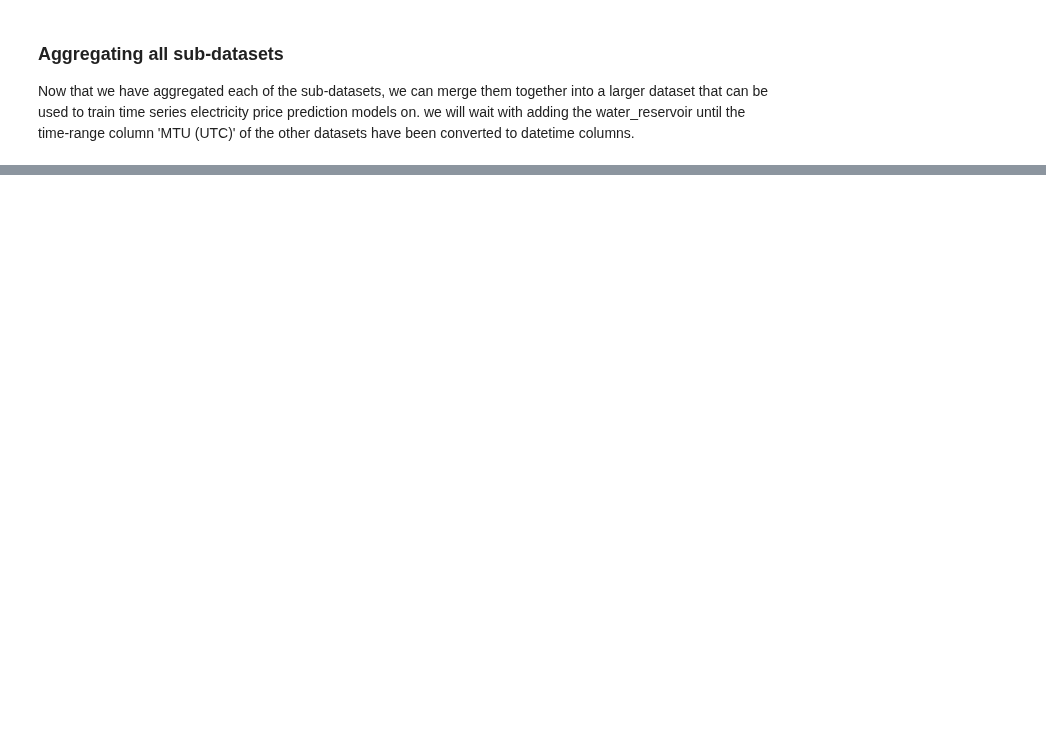
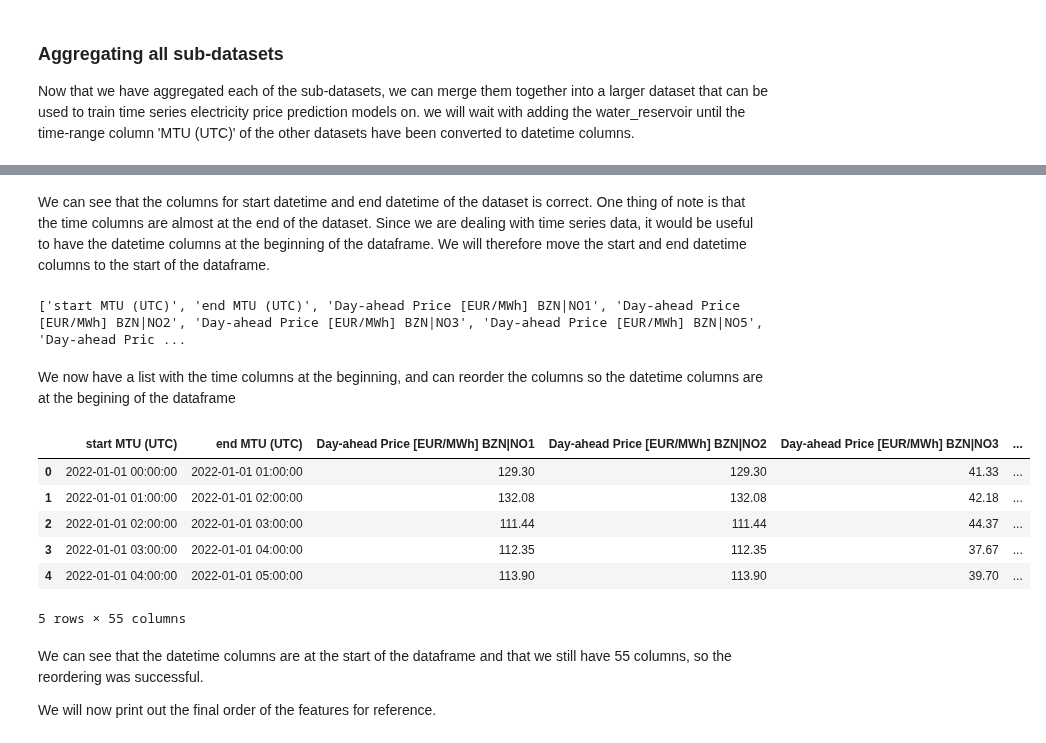
Before and after one commit to HIOF-Bachelor-Project-Group-7/Time-series-energy-price-prediction-bidding-zone-N01, a Jupyter notebook: code/Data aggregation of energy market bidding zone NO1.ipynb, the cells around one changed output, grey strips where cells are left out. Saved outputs shown, nothing was run; the diff lists cells and outputs as text; code cells hidden in the pictures; blank space fills up the shorter version.

Commit message:
completed aggregating all datasets

```diff
--- a/code/Data aggregation of energy market bidding zone NO1.ipynb
+++ b/code/Data aggregation of energy market bidding zone NO1.ipynb
@@ -936,0 +858,13 @@ pd.merge(actual_generation_selected, import_export_no1_neighbours, on=['MTU (UTC
+# %%
+# splitting the time column 'MTU (UTC)' data on the '-' symbol
+no1_minus_water_reservoir[['start MTU (UTC)', 'end MTU (UTC)']] = no1_minus_water_reservoir['MTU (UTC)'].str.split('-', 1, expand=True)
+no1_minus_water_reservoir.head()
+# dropping the 'MTU (CET/CEST)' column
+no1_minus_water_reservoir = no1_minus_water_reservoir.drop(['MTU (UTC)'], axis=1)
+
+# converting the start and end columns to datetime
+no1_minus_water_reservoir['start MTU (UTC)'] = pd.to_datetime(no1_minus_water_reservoir['start MTU (UTC)'])
+no1_minus_water_reservoir['end MTU (UTC)'] = pd.to_datetime(no1_minus_water_reservoir['end MTU (UTC)'])
+
+# printing out 5 first rows of the resulting dataframe
+no1_minus_water_reservoir.head()
@@ -936,0 +904,7 @@ pd.merge(actual_generation_selected, import_export_no1_neighbours, on=['MTU (UTC
+# %%
+# merging dataframes no1_minus_water_reservoir and water_reservoir
+no1 = reduce(lambda left, right: pd.merge(
+    left,right, on=['start MTU (UTC)']), [no1_minus_water_reservoir, water_reservoir])
+
+# printing out shape of the resulting dataframe
+no1.shape
@@ -936,0 +939,37 @@ pd.merge(actual_generation_selected, import_export_no1_neighbours, on=['MTU (UTC
+# %% [markdown]
+We can see that the columns for start datetime and end datetime of the dataset is correct. One thing of note is that the time columns are almost at the end of the dataset. Since we are dealing with time series data, it would be useful to have the datetime columns at the beginning of the dataframe. We will therefore move the start and end datetime columns to the start of the dataframe.
+# %%
+# creating a list of column names
+no1_columns = no1.columns.tolist()
+# removing names of datetime column names from columnslist
+no1_columns.remove('start MTU (UTC)')
+no1_columns.remove('end MTU (UTC)')
+
+# inserting the datetime column names to start of list
+no1_columns.insert(0, 'end MTU (UTC)')
+no1_columns.insert(0, 'start MTU (UTC)')
+
+# printing out resulting list
+print(no1_columns)
+# %% [output]
+['start MTU (UTC)', 'end MTU (UTC)', 'Day-ahead Price [EUR/MWh] BZN|NO1', 'Day-ahead Price [EUR/MWh] BZN|NO2', 'Day-ahead Price [EUR/MWh] BZN|NO3', 'Day-ahead Price [EUR/MWh] BZN|NO5', 'Day-ahead Pric ...
+# %% [markdown]
+We now have a list with the time columns at the beginning, and can reorder the columns so the datetime columns are at the begining of the dataframe
+# %%
+# reordering the columns so start time and end time is first
+no1 = no1.reindex(columns=no1_columns)
+
+# printing out 5 first rows of dataframe to check if the order has been updated correctly
+no1.head()
+# %% [output]
+|  | start MTU (UTC) | end MTU (UTC) | Day-ahead Price [EUR/MWh] BZN|NO1 | Day-ahead Price [EUR/MWh] BZN|NO2 | Day-ahead Price [EUR/MWh] BZN|NO3 | ... |
+| 0 | 2022-01-01 00:00:00 | 2022-01-01 01:00:00 | 129.30 | 129.30 | 41.33 | ... |
+| 1 | 2022-01-01 01:00:00 | 2022-01-01 02:00:00 | 132.08 | 132.08 | 42.18 | ... |
+| 2 | 2022-01-01 02:00:00 | 2022-01-01 03:00:00 | 111.44 | 111.44 | 44.37 | ... |
+| 3 | 2022-01-01 03:00:00 | 2022-01-01 04:00:00 | 112.35 | 112.35 | 37.67 | ... |
+| 4 | 2022-01-01 04:00:00 | 2022-01-01 05:00:00 | 113.90 | 113.90 | 39.70 | ... |
+5 rows × 55 columns
+# %% [markdown]
+We can see that the datetime columns are at the start of the dataframe and that we still have 55 columns, so the reordering was successful.
+
+We will now print out the final order of the features for reference.
```
Also changed, not shown: parts of 26 cells of this notebook.
